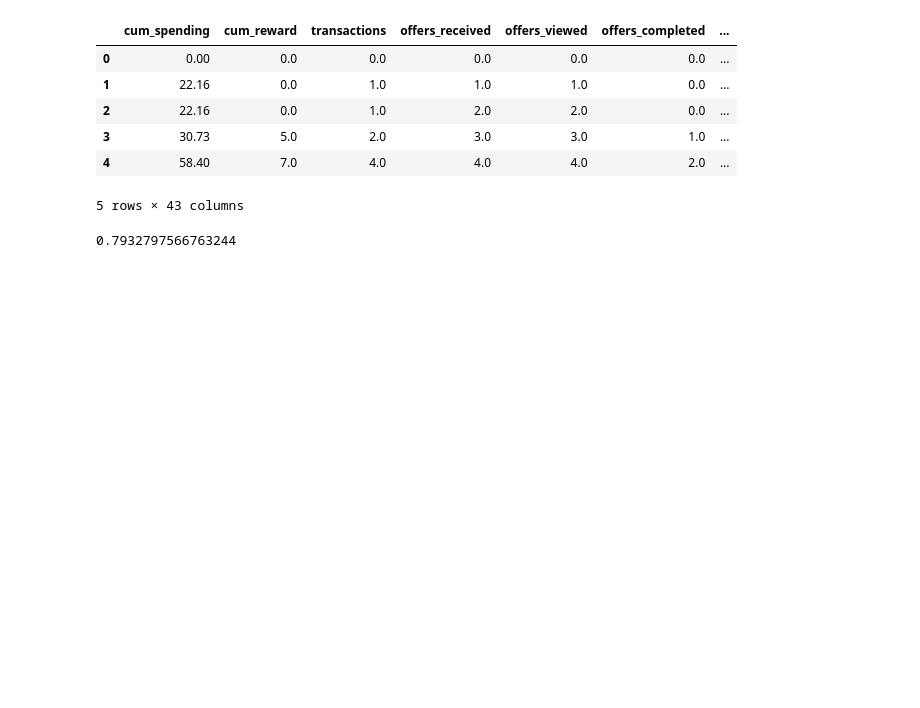
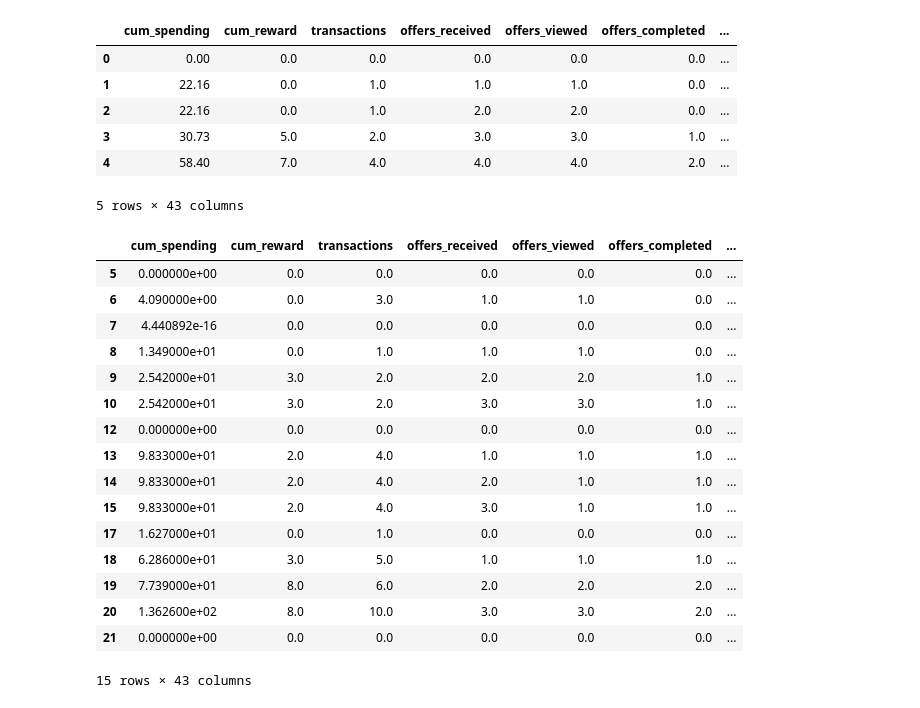
Before and after one commit to felipe-takaoka/starbucks-capstone, a Jupyter notebook: Starbucks_Capstone_notebook.ipynb, the cells around one changed output. Saved outputs shown, nothing was run; the diff lists cells and outputs as text; code cells hidden in the pictures; blank space fills up the shorter version.

Commit message:
feat: Split train and test dataframes

```diff
--- a/Starbucks_Capstone_notebook.ipynb
+++ b/Starbucks_Capstone_notebook.ipynb
@@ -502,7 +502,7 @@ Y_df = Y_df.drop(columns=["event","amount"])
 # %%
 # Create training dataset
 df_full = transcript_feats[transcript_feats["event"]=="offer received"].copy()
-df_full = df_full.merge(Y_df, on=["person","time"], how="left")
+df_full = df_full.merge(Y_df, on=["person","time"], how="left").reset_index(drop=True)
 df = df_full.drop(columns=[
         "person","event_no","time","event","amount","reward","offer_id","offer_code"]
     ).copy()
@@ -544,16 +544,40 @@ df_split_data = df_split_data.merge(holdout_test_customers, on="person", how="le
 df_split_data["holdout_customer"] = df_split_data["holdout_customer"].fillna(False)
 # Create flag for test set
 mask_test_future = df_split_data["offers_received"] > df_split_data["training_rows"]
-df_split_data["test_set"] = 1*(df_split_data["holdout_customer"] | mask_test_future)
-assert round(df_split_data["test_set"].value_counts(normalize=True)[0], 1) == .8
+df_split_data["test_set"] = df_split_data["holdout_customer"] | mask_test_future
+assert round(df_split_data["test_set"].value_counts(normalize=True)[True], 1) == test_split, \
+       f"Overall test split is not {test_split:.0%}"
+assert all(df.index == df_split_data.index), "Indices of split dataframe don't match original"
+# Split datasets
+train_df = df[~df_split_data["test_set"]]
+test_df = df[df_split_data["test_set"]]
+assert df.shape[0] == train_df.shape[0] + test_df.shape[0], "Split is dropping or duplicating rows"
 
 # 3. Train model
 
 # 4. Assess errors in the three regions defined by step 2
 
 # 5. Assess coefficients for the boolean features for valid offers
-# %% [output]
-0.7932797566763244
+# %%
+df[~df_split_data["test_set"]].head(15)
+# %% [output]
+|  | cum_spending | cum_reward | transactions | offers_received | offers_viewed | offers_completed | ... |
+| 5 | 0.000000e+00 | 0.0 | 0.0 | 0.0 | 0.0 | 0.0 | ... |
+| 6 | 4.090000e+00 | 0.0 | 3.0 | 1.0 | 1.0 | 0.0 | ... |
+| 7 | 4.440892e-16 | 0.0 | 0.0 | 0.0 | 0.0 | 0.0 | ... |
+| 8 | 1.349000e+01 | 0.0 | 1.0 | 1.0 | 1.0 | 0.0 | ... |
+| 9 | 2.542000e+01 | 3.0 | 2.0 | 2.0 | 2.0 | 1.0 | ... |
+| 10 | 2.542000e+01 | 3.0 | 2.0 | 3.0 | 3.0 | 1.0 | ... |
+| 12 | 0.000000e+00 | 0.0 | 0.0 | 0.0 | 0.0 | 0.0 | ... |
+| 13 | 9.833000e+01 | 2.0 | 4.0 | 1.0 | 1.0 | 1.0 | ... |
+| 14 | 9.833000e+01 | 2.0 | 4.0 | 2.0 | 1.0 | 1.0 | ... |
+| 15 | 9.833000e+01 | 2.0 | 4.0 | 3.0 | 1.0 | 1.0 | ... |
+| 17 | 1.627000e+01 | 0.0 | 1.0 | 0.0 | 0.0 | 0.0 | ... |
+| 18 | 6.286000e+01 | 3.0 | 5.0 | 1.0 | 1.0 | 1.0 | ... |
+| 19 | 7.739000e+01 | 8.0 | 6.0 | 2.0 | 2.0 | 2.0 | ... |
+| 20 | 1.362600e+02 | 8.0 | 10.0 | 3.0 | 3.0 | 2.0 | ... |
+| 21 | 0.000000e+00 | 0.0 | 0.0 | 0.0 | 0.0 | 0.0 | ... |
+15 rows × 43 columns
 # %%
 # Number of features in last 7/14/21 days (number of transactions in the last x days)
 # replace by mean and mode times of purchases
```
